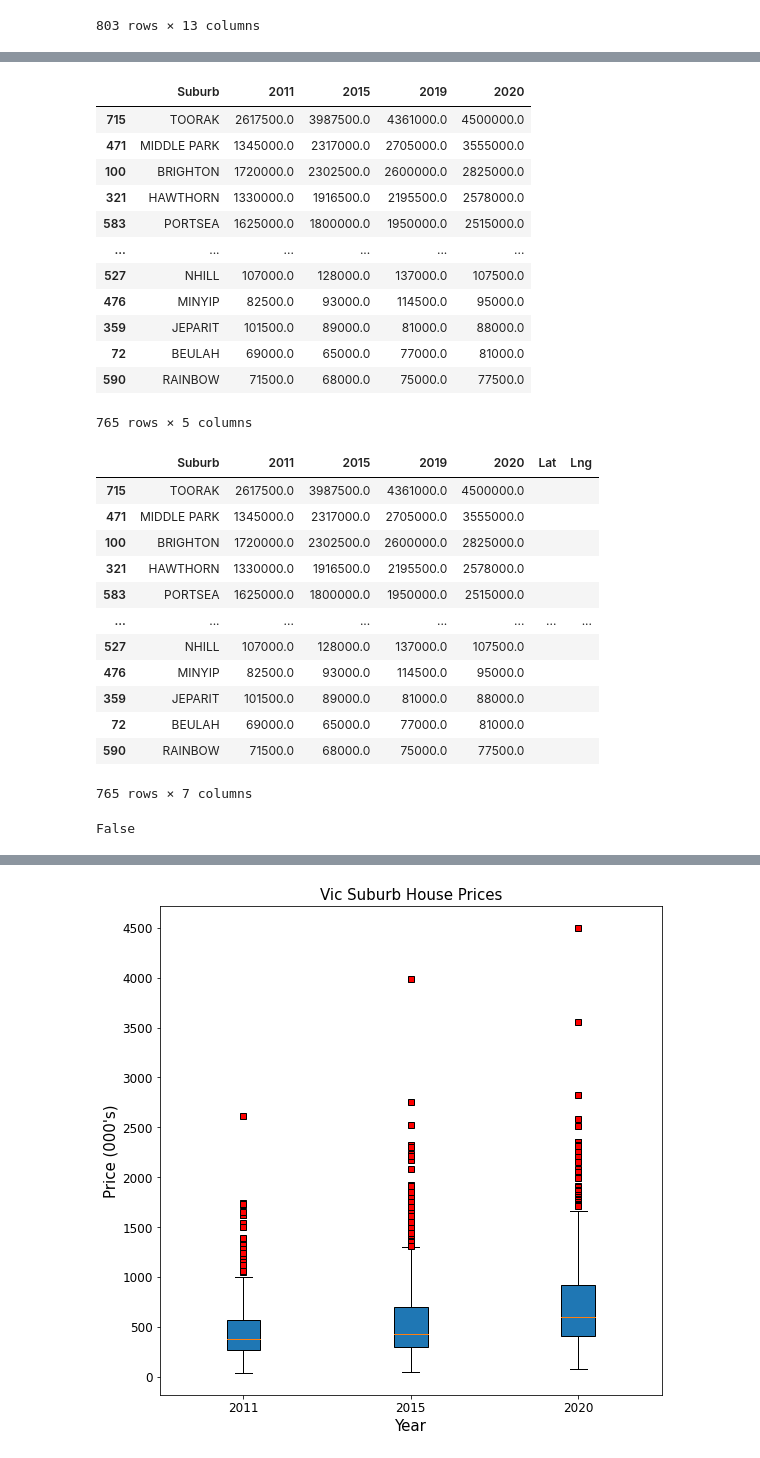
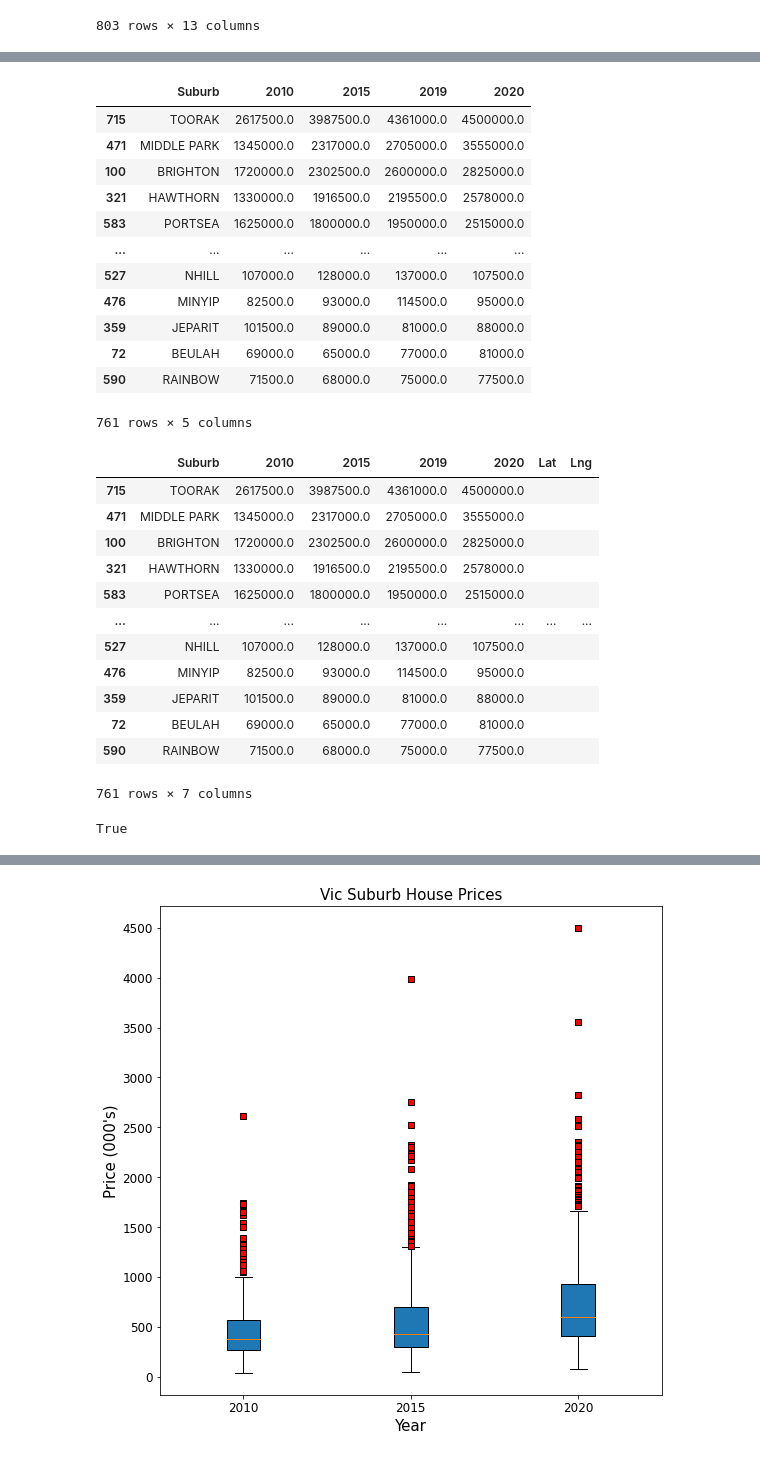
Before and after one commit to LP-116/Project-1, a Jupyter notebook: final suburb analysis.ipynb, the cells around one changed output, grey strips where cells are left out. Drawn from its saved outputs; the diff is of its cells as text; code cells hidden in the pictures.

```diff
--- a/final suburb analysis.ipynb
+++ b/final suburb analysis.ipynb
@@ -155,6 +155,7 @@ vic_subs_df
 # %%
 clean_subs_df = vic_subs_df.dropna(how='any').copy()
 # %%
+clean_subs_df["2010"] = clean_subs_df["2010"].astype(float)
 clean_subs_df["2011"] = clean_subs_df["2011"].astype(float)
 clean_subs_df["2012"] = clean_subs_df["2012"].astype(float)
 clean_subs_df["2013"] = clean_subs_df["2013"].astype(float)
@@ -185,8 +186,8 @@ sorted_subs_df
 # %%
-condensed_subs = sorted_subs_df.loc[:, ["Suburb", "2011", "2015", "2019", "2020"]]
+condensed_subs = sorted_subs_df.loc[:, ["Suburb", "2010", "2015", "2019", "2020"]]
 condensed_subs
 # %% [output]
-|  | Suburb | 2011 | 2015 | 2019 | 2020 |
+|  | Suburb | 2010 | 2015 | 2019 | 2020 |
 | 715 | TOORAK | 2617500.0 | 3987500.0 | 4361000.0 | 4500000.0 |
 | 471 | MIDDLE PARK | 1345000.0 | 2317000.0 | 2705000.0 | 3555000.0 |
 | 100 | BRIGHTON | 1720000.0 | 2302500.0 | 2600000.0 | 2825000.0 |
@@ -198,7 +199,7 @@ condensed_subs
 | 359 | JEPARIT | 101500.0 | 89000.0 | 81000.0 | 88000.0 |
 | 72 | BEULAH | 69000.0 | 65000.0 | 77000.0 | 81000.0 |
 | 590 | RAINBOW | 71500.0 | 68000.0 | 75000.0 | 77500.0 |
-765 rows × 5 columns
+761 rows × 5 columns
 # %%
 heat_subs = condensed_subs.copy()
 # %%
@@ -206,7 +207,7 @@ heat_subs["Lat"] = ""
 heat_subs["Lng"] = ""
 heat_subs
 # %% [output]
-|  | Suburb | 2011 | 2015 | 2019 | 2020 | Lat | Lng |
+|  | Suburb | 2010 | 2015 | 2019 | 2020 | Lat | Lng |
 | 715 | TOORAK | 2617500.0 | 3987500.0 | 4361000.0 | 4500000.0 |  |  |
 | 471 | MIDDLE PARK | 1345000.0 | 2317000.0 | 2705000.0 | 3555000.0 |  |  |
 | 100 | BRIGHTON | 1720000.0 | 2302500.0 | 2600000.0 | 2825000.0 |  |  |
@@ -218,7 +219,7 @@ heat_subs
 | 359 | JEPARIT | 101500.0 | 89000.0 | 81000.0 | 88000.0 |  |  |
 | 72 | BEULAH | 69000.0 | 65000.0 | 77000.0 | 81000.0 |  |  |
 | 590 | RAINBOW | 71500.0 | 68000.0 | 75000.0 | 77500.0 |  |  |
-765 rows × 7 columns
+761 rows × 7 columns
 # %%
 heat_subs_params = {"key": g_key}
 
@@ -244,4 +245,4 @@ for index, row in heat_top_subs.iterrows():
 # %%
 heat_subs.isnull().values.any()
 # %% [output]
-False
+True
```
Also changed, not shown: parts of 16 cells of this notebook, 4 other files.
